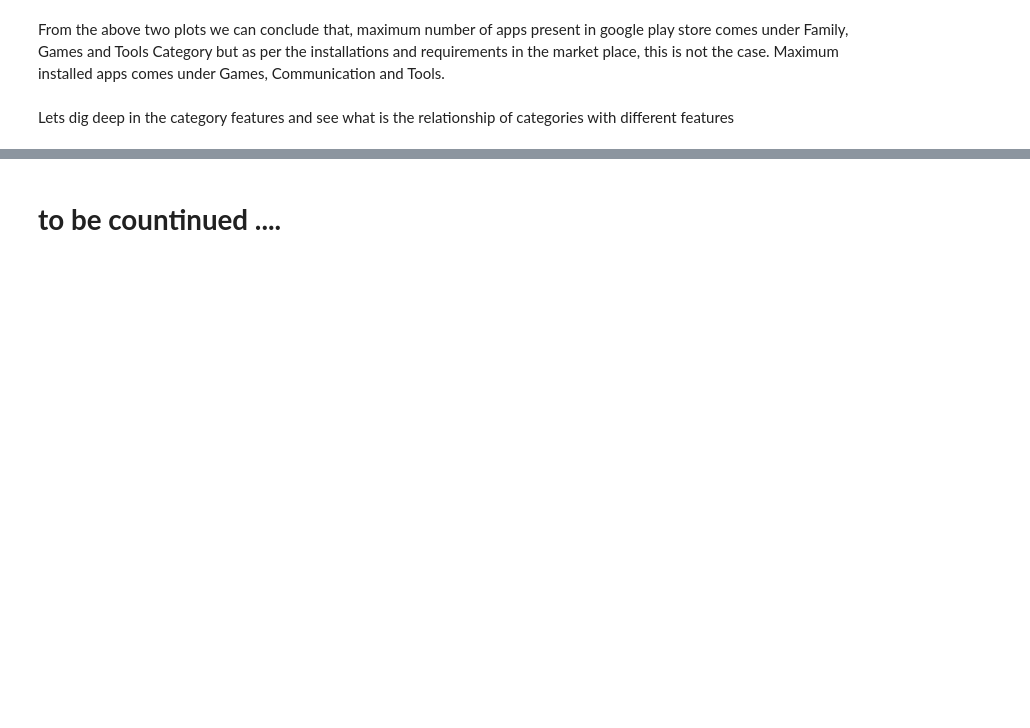
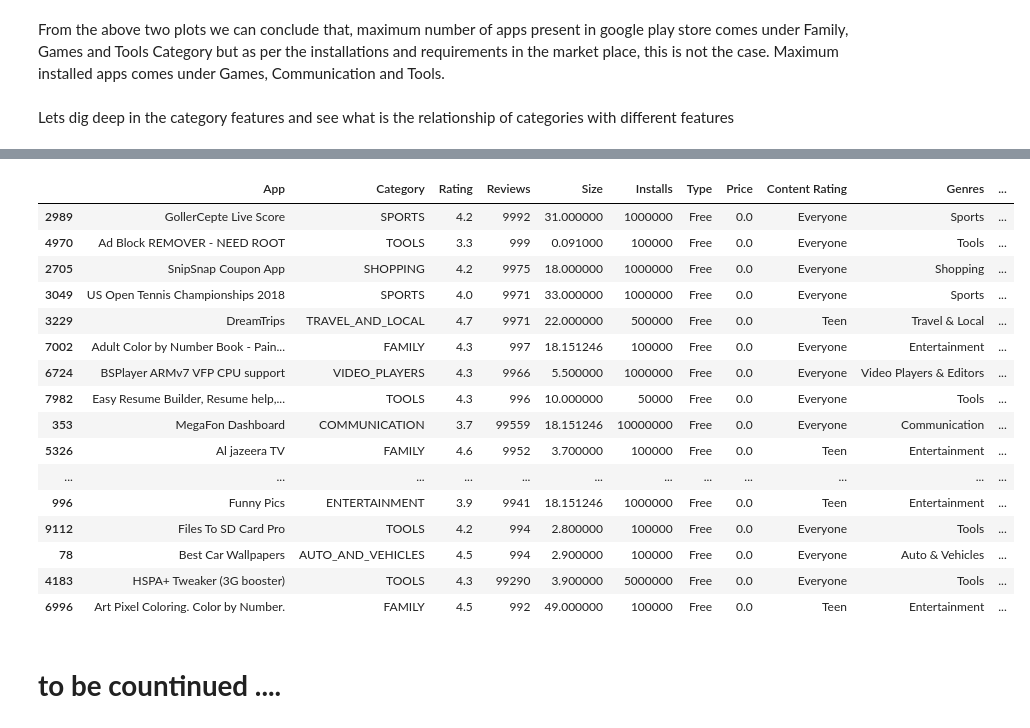
Before and after one commit to soniNiharika/EDA-project, a Jupyter notebook: Copy_of_Play_Store_App_Review_Analysis_Capstone_Project.ipynb, the cells around one changed output, grey strips where cells are left out. Cells and saved outputs as stored; diff of their text form; code cells hidden in the pictures; blank space fills up the shorter version.

```diff
--- a/Copy_of_Play_Store_App_Review_Analysis_Capstone_Project.ipynb
+++ b/Copy_of_Play_Store_App_Review_Analysis_Capstone_Project.ipynb
@@ -644,2 +701,24 @@ app_count
+# %%
+Apps_with_Highest_rev = df_Play_Store.sort_values(by='Reviews', ascending=False).head(20)
+# %%
+Apps_with_Highest_rev
+# %% [output]
+|  | App | Category | Rating | Reviews | Size | Installs | Type | Price | Content Rating | Genres | ... |
+| 2989 | GollerCepte Live Score | SPORTS | 4.2 | 9992 | 31.000000 | 1000000 | Free | 0.0 | Everyone | Sports | ... |
+| 4970 | Ad Block REMOVER - NEED ROOT | TOOLS | 3.3 | 999 | 0.091000 | 100000 | Free | 0.0 | Everyone | Tools | ... |
+| 2705 | SnipSnap Coupon App | SHOPPING | 4.2 | 9975 | 18.000000 | 1000000 | Free | 0.0 | Everyone | Shopping | ... |
+| 3049 | US Open Tennis Championships 2018 | SPORTS | 4.0 | 9971 | 33.000000 | 1000000 | Free | 0.0 | Everyone | Sports | ... |
+| 3229 | DreamTrips | TRAVEL_AND_LOCAL | 4.7 | 9971 | 22.000000 | 500000 | Free | 0.0 | Teen | Travel & Local | ... |
+| 7002 | Adult Color by Number Book - Pain... | FAMILY | 4.3 | 997 | 18.151246 | 100000 | Free | 0.0 | Everyone | Entertainment | ... |
+| 6724 | BSPlayer ARMv7 VFP CPU support | VIDEO_PLAYERS | 4.3 | 9966 | 5.500000 | 1000000 | Free | 0.0 | Everyone | Video Players & Editors | ... |
+| 7982 | Easy Resume Builder, Resume help,... | TOOLS | 4.3 | 996 | 10.000000 | 50000 | Free | 0.0 | Everyone | Tools | ... |
+| 353 | MegaFon Dashboard | COMMUNICATION | 3.7 | 99559 | 18.151246 | 10000000 | Free | 0.0 | Everyone | Communication | ... |
+| 5326 | Al jazeera TV | FAMILY | 4.6 | 9952 | 3.700000 | 100000 | Free | 0.0 | Teen | Entertainment | ... |
+| ... | ... | ... | ... | ... | ... | ... | ... | ... | ... | ... | ... |
+| 996 | Funny Pics | ENTERTAINMENT | 3.9 | 9941 | 18.151246 | 1000000 | Free | 0.0 | Teen | Entertainment | ... |
+| 9112 | Files To SD Card Pro | TOOLS | 4.2 | 994 | 2.800000 | 100000 | Free | 0.0 | Everyone | Tools | ... |
+| 78 | Best Car Wallpapers | AUTO_AND_VEHICLES | 4.5 | 994 | 2.900000 | 100000 | Free | 0.0 | Everyone | Auto & Vehicles | ... |
+| 4183 | HSPA+ Tweaker (3G booster) | TOOLS | 4.3 | 99290 | 3.900000 | 5000000 | Free | 0.0 | Everyone | Tools | ... |
+| 6996 | Art Pixel Coloring. Color by Number. | FAMILY | 4.5 | 992 | 49.000000 | 100000 | Free | 0.0 | Teen | Entertainment | ... |
 # %% [markdown]
 # **to be countinued ....**
```
Also changed, not shown: parts of 16 cells of this notebook.
